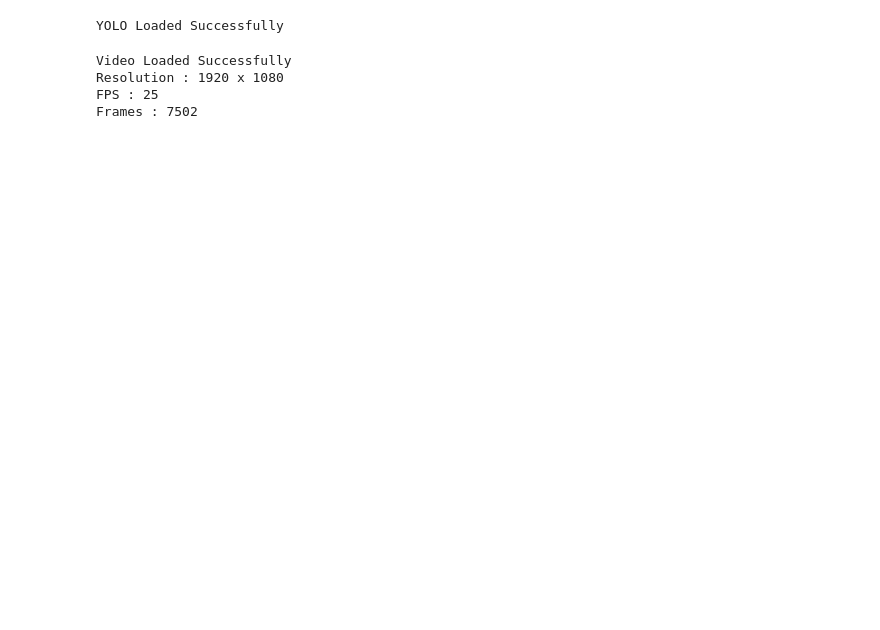
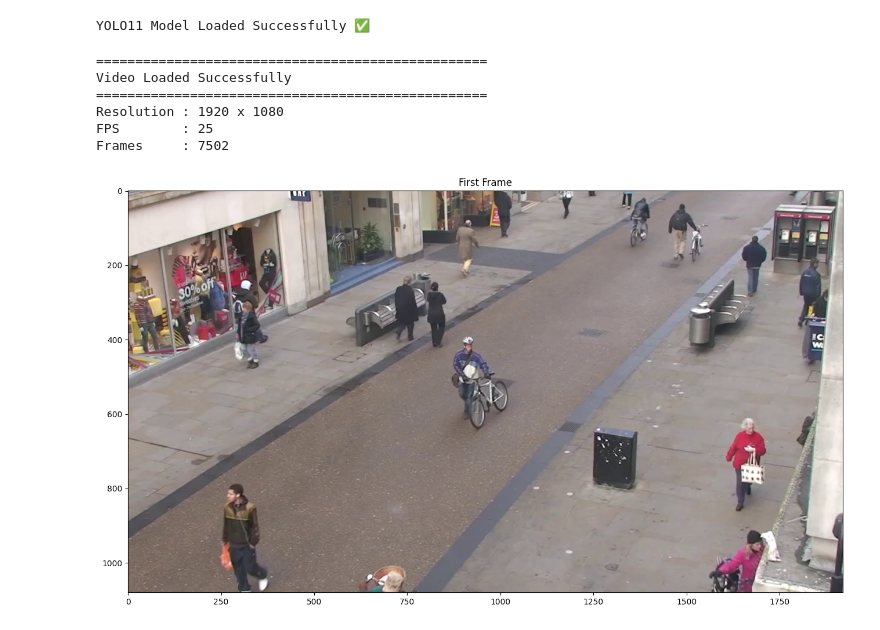
Before and after one commit to Er-Harsh2026/AI-Based-People-Counting-and-Gender-Classification, a Jupyter notebook: PeopleCounter.ipynb, the cells around one changed output. Drawn from its saved outputs; the diff is of its cells as text; code cells hidden in the pictures; blank space fills up the shorter version.

```diff
--- a/PeopleCounter.ipynb
+++ b/PeopleCounter.ipynb
@@ -21,39 +40,48 @@ print(ultralytics.__version__)
 # %%
-import cv2
-import numpy as np
-import pandas as pd
-import matplotlib.pyplot as plt
-import os
-import math
+MODEL_PATH = "yolo11n.pt"
 
-from ultralytics import YOLO
+model = YOLO(MODEL_PATH)
+
+print("YOLO11 Model Loaded Successfully ✅")
+# %% [output]
+YOLO11 Model Loaded Successfully ✅
 # %%
-model = YOLO("yolo11n.pt")
+VIDEO_PATH = "TownCentreXVID.mp4"
 
-print("YOLO Loaded Successfully")
+cap = cv2.VideoCapture(VIDEO_PATH)
+
+if not cap.isOpened():
+    raise Exception("Unable to Open Video")
+
+fps = int(cap.get(cv2.CAP_PROP_FPS))
+width = int(cap.get(cv2.CAP_PROP_FRAME_WIDTH))
+height = int(cap.get(cv2.CAP_PROP_FRAME_HEIGHT))
+total_frames = int(cap.get(cv2.CAP_PROP_FRAME_COUNT))
+
+print("=" * 50)
+print("Video Loaded Successfully")
+print("=" * 50)
+print("Resolution :", width, "x", height)
+print("FPS        :", fps)
+print("Frames     :", total_frames)
 # %% [output]
-YOLO Loaded Successfully
+==================================================
+Video Loaded Successfully
+==================================================
+Resolution : 1920 x 1080
+FPS        : 25
+Frames     : 7502
 # %%
-video_path = "TownCentreXVID.mp4"
+ret, frame = cap.read()
 
-cap = cv2.VideoCapture(video_path)
+if not ret:
+    raise Exception("Cannot Read First Frame")
 
-if not cap.isOpened():
-    print("Video Not Found")
-else:
-    print("Video Loaded Successfully")
-
-fps = int(cap.get(cv2.CAP_PROP_FPS))
-width = int(cap.get(cv2.CAP_PROP_FRAME_WIDTH))
-height = int(cap.get(cv2.CAP_PROP_FRAME_HEIGHT))
-total_frames = int(cap.get(cv2.CAP_PROP_FRAME_COUNT))
-
-print(f"Resolution : {width} x {height}")
-print(f"FPS : {fps}")
-print(f"Frames : {total_frames}")
+plt.figure(figsize=(16, 9))
+plt.imshow(cv2.cvtColor(frame, cv2.COLOR_BGR2RGB))
+plt.title("First Frame")
+plt.axis("on")
+plt.show()
 # %% [output]
-Video Loaded Successfully
-Resolution : 1920 x 1080
-FPS : 25
-Frames : 7502
+[figure, added]
 # %%
```
Also changed, not shown: parts of 14 cells of this notebook.
